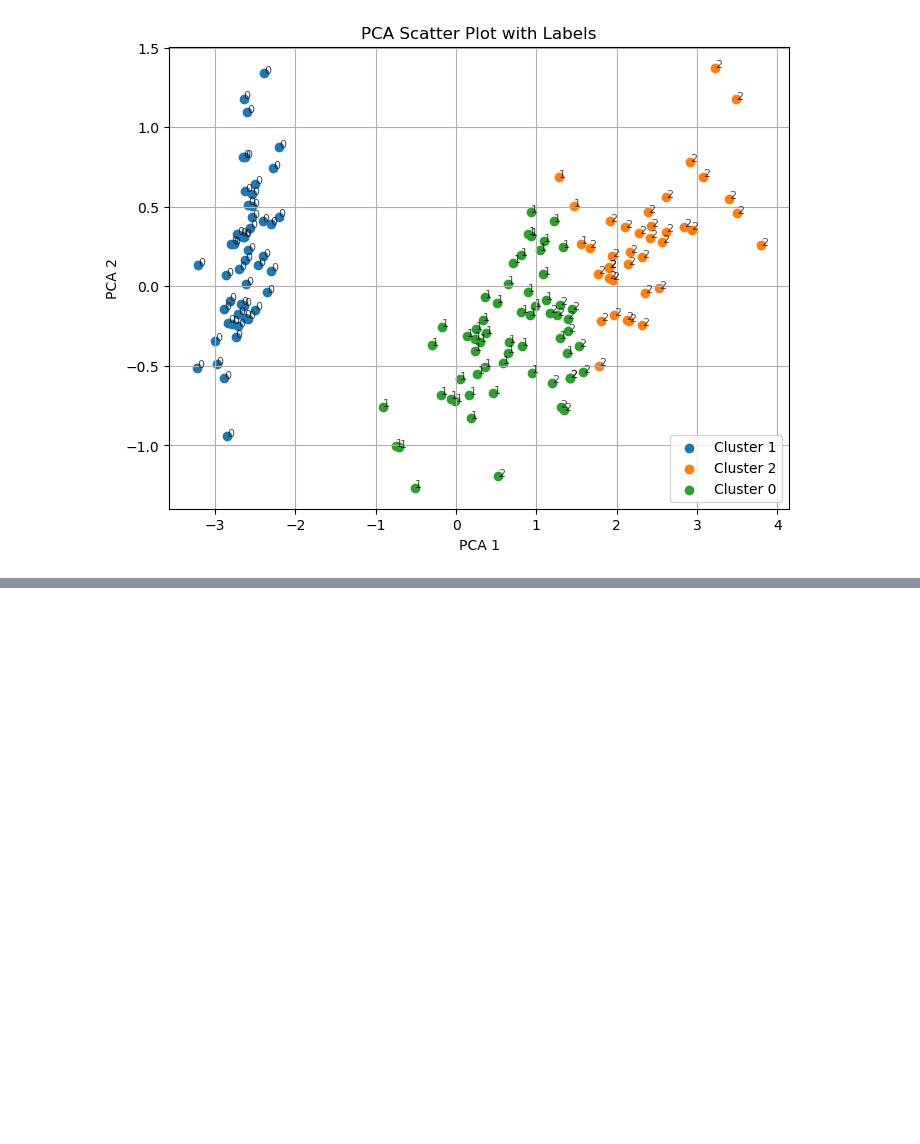
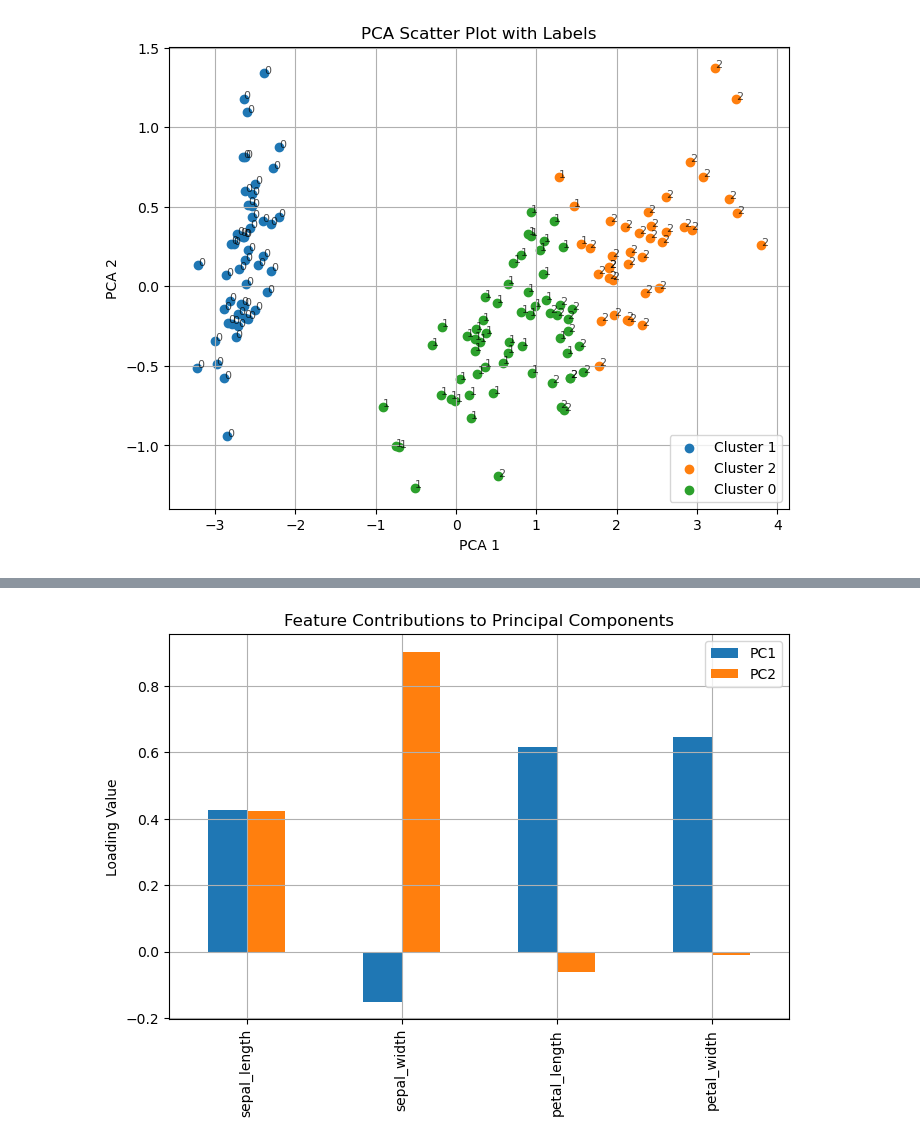
Before and after one commit to chanho0215/hipython, a Jupyter notebook: ml/8_KMeans.ipynb, the cells around one changed output, grey strips where cells are left out. Saved outputs shown, nothing was run; the diff lists cells and outputs as text; code cells hidden in the pictures; blank space fills up the shorter version.

```diff
--- a/ml/8_KMeans.ipynb
+++ b/ml/8_KMeans.ipynb
@@ -212,0 +324,13 @@ plt.show()
+# %%
+import pandas as pd
+
+features = ['sepal_length', 'sepal_width', 'petal_length', 'petal_width']
+
+# PCA 객체는 이미 fit된 상태라고 가정
+loadings = pd.DataFrame(
+    pca.components_.T,
+    columns=['PC1', 'PC2'],
+    index=features
+)
+
+loadings
@@ -212,0 +352,10 @@ plt.show()
+# %%
+import matplotlib.pyplot as plt
+
+loadings.plot(kind='bar', figsize=(8,5))
+plt.title('Feature Contributions to Principal Components')
+plt.ylabel('Loading Value')
+plt.grid(True)
+plt.show()
+# %% [output]
+[figure, added]
```
Also changed, not shown: parts of 13 cells of this notebook.
